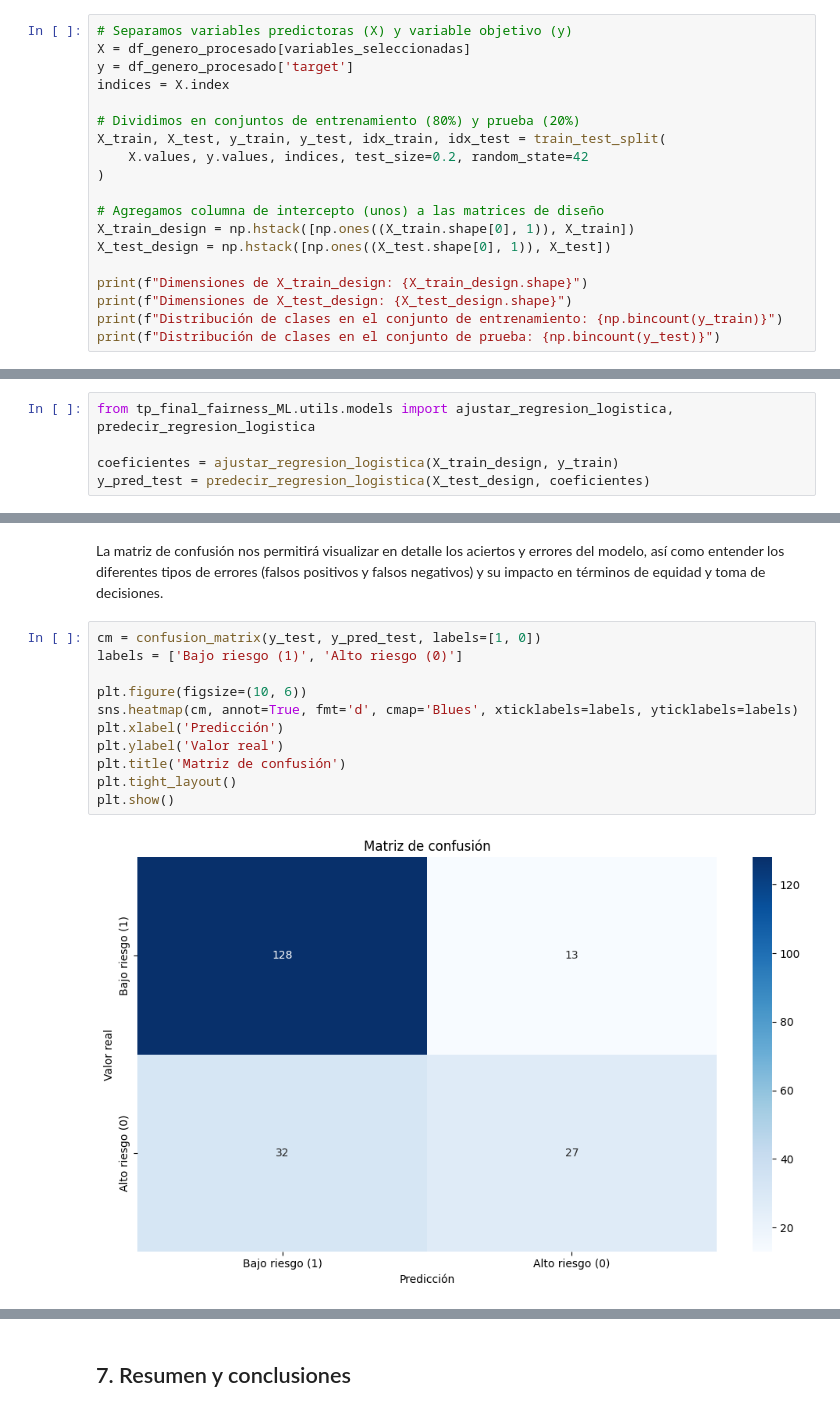
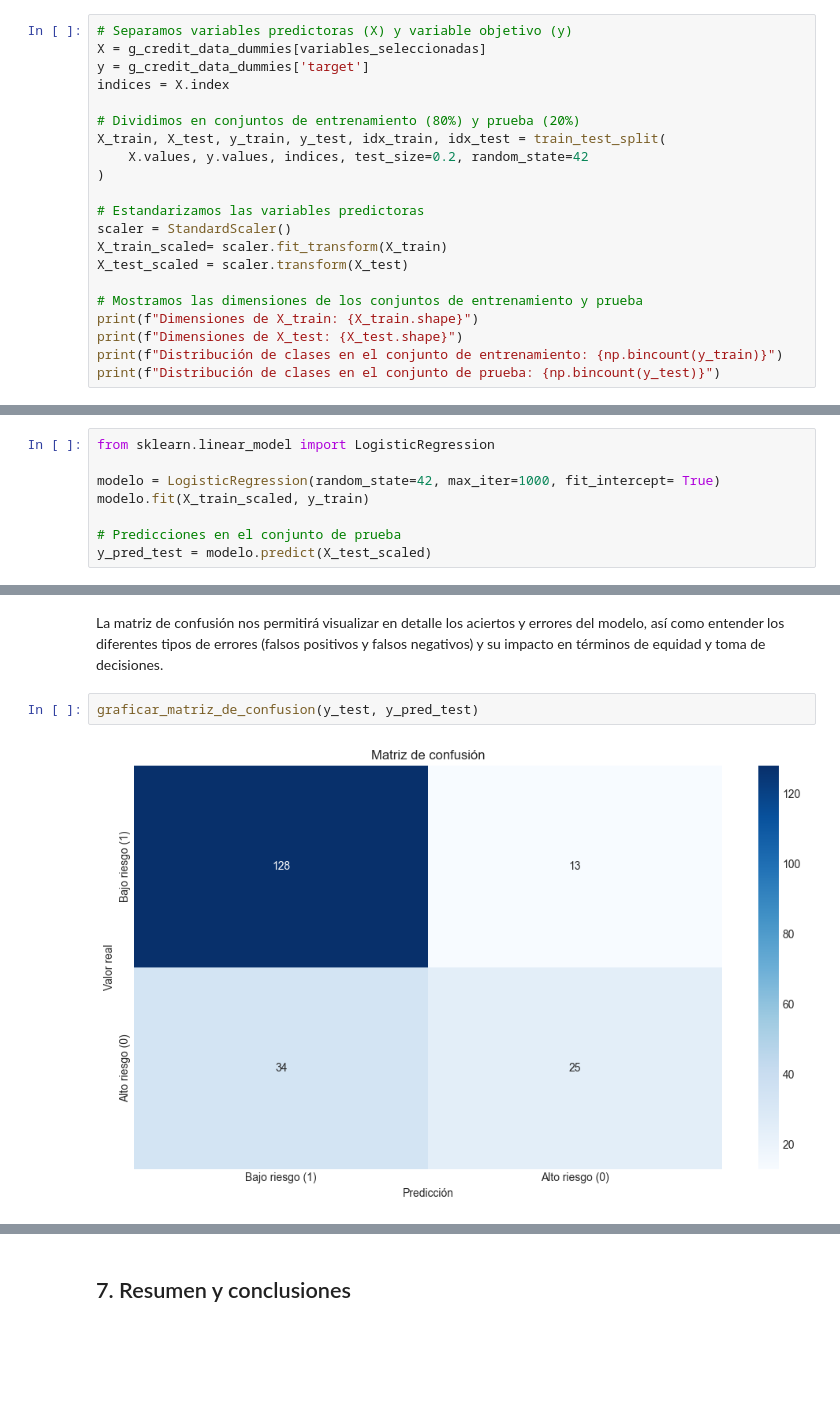
Before and after one commit to Gerardo1909/tpfinal_equidad, a Jupyter notebook: tp_final_fairness_ML/notebooks/03_primer_modelo.ipynb, the cells around one changed output, grey strips where cells are left out. Saved outputs shown, nothing was run; the diff lists cells and outputs as text; blank space fills up the shorter version.

```diff
--- a/tp_final_fairness_ML/notebooks/03_primer_modelo.ipynb
+++ b/tp_final_fairness_ML/notebooks/03_primer_modelo.ipynb
@@ -182,7 +197,7 @@ Esto implica:
 # %%
 # Separamos variables predictoras (X) y variable objetivo (y)
-X = df_genero_procesado[variables_seleccionadas]
-y = df_genero_procesado['target']
+X = g_credit_data_dummies[variables_seleccionadas]
+y = g_credit_data_dummies['target']
 indices = X.index
 
 # Dividimos en conjuntos de entrenamiento (80%) y prueba (20%)
@@ -190,12 +205,14 @@ X_train, X_test, y_train, y_test, idx_train, idx_test = train_test_split(
     X.values, y.values, indices, test_size=0.2, random_state=42
 )
 
-# Agregamos columna de intercepto (unos) a las matrices de diseño
-X_train_design = np.hstack([np.ones((X_train.shape[0], 1)), X_train])
-X_test_design = np.hstack([np.ones((X_test.shape[0], 1)), X_test])
+# Estandarizamos las variables predictoras
+scaler = StandardScaler()
+X_train_scaled= scaler.fit_transform(X_train)
+X_test_scaled = scaler.transform(X_test)
 
-print(f"Dimensiones de X_train_design: {X_train_design.shape}")
-print(f"Dimensiones de X_test_design: {X_test_design.shape}")
+# Mostramos las dimensiones de los conjuntos de entrenamiento y prueba
+print(f"Dimensiones de X_train: {X_train.shape}")
+print(f"Dimensiones de X_test: {X_test.shape}")
 print(f"Distribución de clases en el conjunto de entrenamiento: {np.bincount(y_train)}")
 print(f"Distribución de clases en el conjunto de prueba: {np.bincount(y_test)}")
 # %% [output]
@@ -222,5 +238,8 @@ y la predicción del modelo.
 # %%
-from tp_final_fairness_ML.utils.models import ajustar_regresion_logistica, predecir_regresion_logistica
+from sklearn.linear_model import LogisticRegression
 
-coeficientes = ajustar_regresion_logistica(X_train_design, y_train)
-y_pred_test = predecir_regresion_logistica(X_test_design, coeficientes)
+modelo = LogisticRegression(random_state=42, max_iter=1000, fit_intercept= True)
+modelo.fit(X_train_scaled, y_train)
+
+# Predicciones en el conjunto de prueba
+y_pred_test = modelo.predict(X_test_scaled)
@@ -278,18 +294,9 @@ La matriz de confusión nos permitirá visualizar en detalle los aciertos y erro
 así como entender los diferentes tipos de errores (falsos positivos y falsos negativos) y su
 impacto en términos de equidad y toma de decisiones.
 # %%
-cm = confusion_matrix(y_test, y_pred_test, labels=[1, 0])
-labels = ['Bajo riesgo (1)', 'Alto riesgo (0)']
-
-plt.figure(figsize=(10, 6))
-sns.heatmap(cm, annot=True, fmt='d', cmap='Blues', xticklabels=labels, yticklabels=labels)
-plt.xlabel('Predicción')
-plt.ylabel('Valor real')
-plt.title('Matriz de confusión')
-plt.tight_layout()
-plt.show()
+graficar_matriz_de_confusion(y_test, y_pred_test)
 # %% [output]
-[figure, old version]
+[figure, new version]
 # %% [markdown]
 ### Interpretación de la matriz de confusión
 
```
Also changed, not shown: parts of 27 cells of this notebook, 14 other files.
